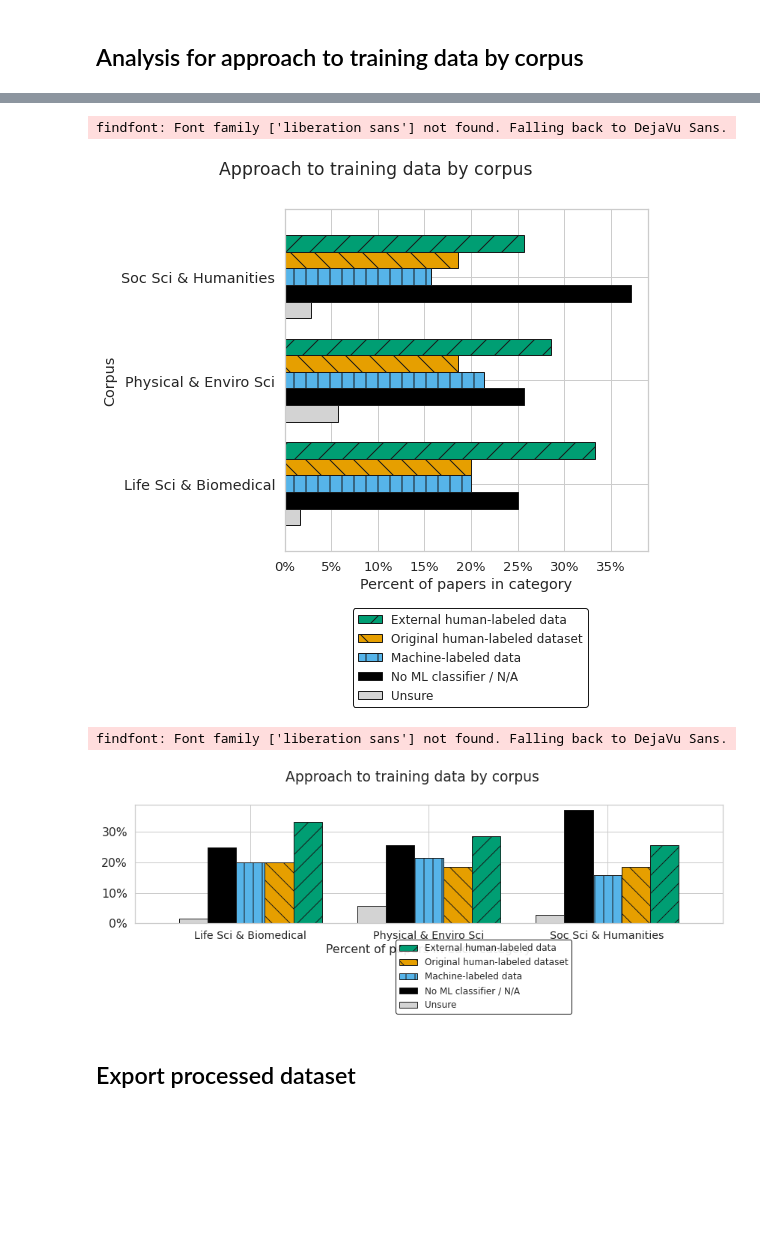
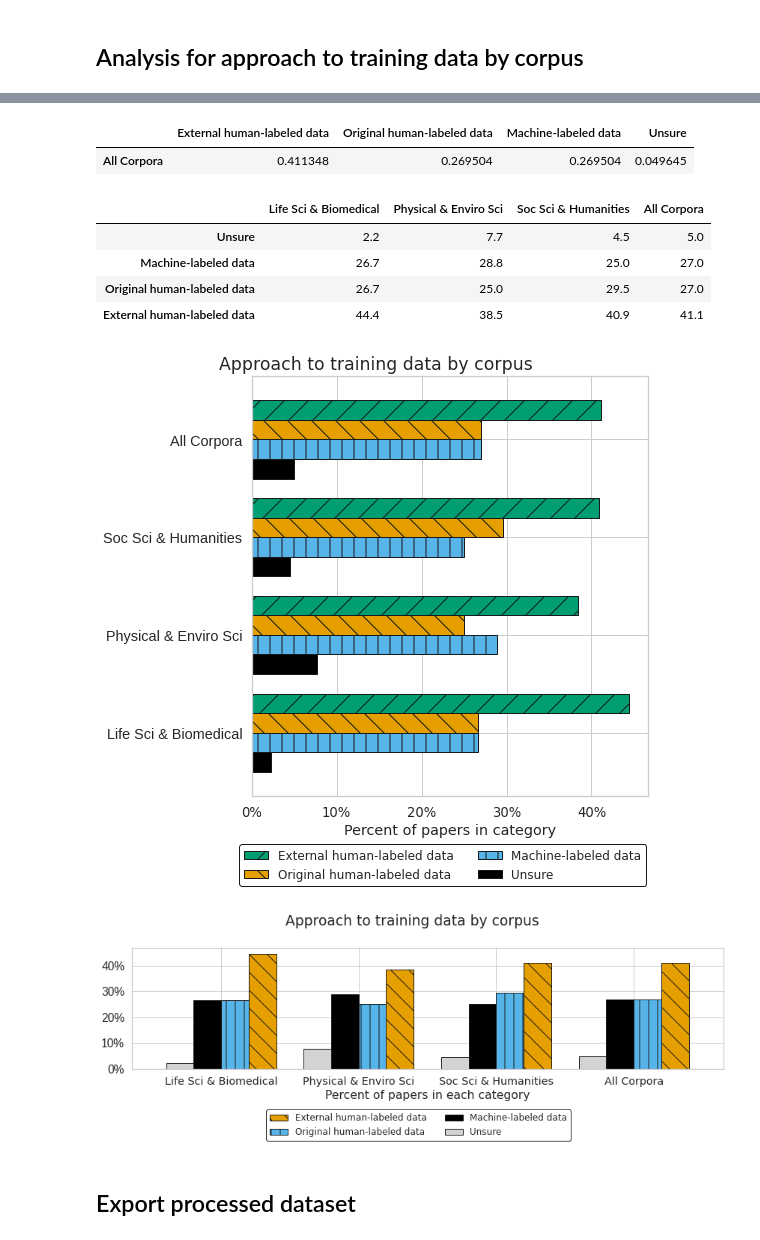
Before and after one commit to staeiou/gigo_qss_2021, a Jupyter notebook: code/2-main-cleaning-analysis-viz.ipynb, the cells around one changed output, grey strips where cells are left out. Cells and saved outputs as stored; diff of their text form; code cells hidden in the pictures; blank space fills up the shorter version.

Commit message:
update and rerun all data and figures

```diff
--- a/code/2-main-cleaning-analysis-viz.ipynb
+++ b/code/2-main-cleaning-analysis-viz.ipynb
@@ -1280,7 +1291,7 @@ approach_df.T
 # %%
-approach_df = pd.DataFrame(df.groupby("Corpus")['approach to training data'].value_counts(normalize=True)).unstack()
+approach_df = pd.DataFrame(df.query("`approach to training data` != 'No ML classifier / N/A'").groupby("Corpus")['approach to training data'].value_counts(normalize=True)).unstack()
 approach_df = approach_df.sort_index()
 approach_df.columns = approach_df.columns.droplevel(0)
-approach_df = approach_df[['Unsure','No ML classifier / N/A','Machine-labeled data', 'Original human-labeled dataset', 'External human-labeled data']]
+approach_df = approach_df[['Unsure','Machine-labeled data', 'Original human-labeled data', 'External human-labeled data']]
 approach_df
 # %% [output]
@@ -1292,12 +1303,28 @@ approach_df
+# %%
+all_corpora = pd.DataFrame(df.query("`approach to training data` != 'No ML classifier / N/A'")['approach to training data'].value_counts(normalize=True)).T
+all_corpora.index = ["All Corpora"]
+all_corpora
+# %% [output]
+|  | External human-labeled data | Original human-labeled data | Machine-labeled data | Unsure |
+| All Corpora | 0.411348 | 0.269504 | 0.269504 | 0.049645 |
+# %%
+approach_df = approach_df.append(all_corpora)
+approach_df.T.round(3)*100
+# %% [output]
+|  | Life Sci & Biomedical | Physical & Enviro Sci | Soc Sci & Humanities | All Corpora |
+| Unsure | 2.2 | 7.7 | 4.5 | 5.0 |
+| Machine-labeled data | 26.7 | 28.8 | 25.0 | 27.0 |
+| Original human-labeled data | 26.7 | 25.0 | 29.5 | 27.0 |
+| External human-labeled data | 44.4 | 38.5 | 40.9 | 41.1 |
 # %%
 sns.set(style="whitegrid",font_scale=1.2)
 ax = approach_df.plot(kind="barh",stacked=False,figsize=(8,8),width=.8,
-                      color=["lightgrey","black","#56B4E9","#E69F00","#009E73"])
+                      color=["black","#56B4E9","#E69F00","#009E73"])
 
 ax.set_xlabel("Percent of papers in category")
 
 plt.suptitle("Approach to training data by corpus",
-             ha="center",y=1)
+             ha="center",y=.95)
 
 font_props = {'family' : 'liberation sans'}
 
@@ -1319,9 +1346,9 @@ for i, patch in enumerate(ax.patches):
 
 
 handles, labels = plt.gca().get_legend_handles_labels()
-order = [4,3,2,1,0]
+order = [3,2,1,0]
 plt.legend([handles[idx] for idx in order],[labels[idx] for idx in order],
-           fontsize=12,framealpha=.9,  bbox_to_anchor=(.85, -.15)).get_frame().set_edgecolor("black")
+           fontsize=12,framealpha=.9,ncol=2,  bbox_to_anchor=(1.01, -.1)).get_frame().set_edgecolor("black")
 
 for l in ax.get_children():
     if type(l) == matplotlib.patches.PathPatch:
@@ -1336,8 +1363,7 @@ plt.savefig("../figures/approach_by_corpus.tiff", dpi=600, bbox_inches="tight")
 plt.savefig("../figures/approach_by_corpus.png", bbox_inches="tight")
 plt.savefig("../figures/approach_by_corpus.pdf", bbox_inches="tight")
 # %% [output]
-findfont: Font family ['liberation sans'] not found. Falling back to DejaVu Sans.
-[figure, old version]
+[figure, new version]
 # %%
 sns.set(style="whitegrid",font_scale=1.3)
 ax = approach_df.plot(kind="bar",stacked=False,figsize=(12,5),width=.8,
@@ -1353,37 +1379,36 @@ font_props = {'family' : 'liberation sans'}
 for label in ax.get_yticklabels():
     label.set_font(font_props)
 
 for i, patch in enumerate(ax.patches):
     patch.set_edgecolor("k")
     if patch.get_fc() == (0.0, 0.6196078431372549, 0.45098039215686275, 1.0):
         patch.set_hatch('/')
     elif patch.get_fc() == (0.0, 0.0, 0.0, 1.0):
         patch.set_hatch('')
     elif patch.get_fc() == (0.33725490196078434, 0.7058823529411765, 0.9137254901960784, 1.0):
         patch.set_hatch('|')
     elif patch.get_fc() == (0.9019607843137255, 0.6235294117647059, 0.0, 1.0):
         patch.set_hatch('\\')
     elif patch.get_fc() == (0.8274509803921568, 0.8274509803921568, 0.8274509803921568, 1.0):
         patch.set_hatch('')
 
 
 handles, labels = plt.gca().get_legend_handles_labels()
-order = [4,3,2,1,0]
+order = [3,2,1,0]
 plt.legend([handles[idx] for idx in order],[labels[idx] for idx in order],
-           fontsize=12,framealpha=.9,  bbox_to_anchor=(.75, -.1)).get_frame().set_edgecolor("black")
+           fontsize=12,framealpha=.9, ncol=2, bbox_to_anchor=(.75, -.3)).get_frame().set_edgecolor("black")
 
 for l in ax.get_children():
     if type(l) == matplotlib.patches.PathPatch:
         l.set_edgecolor('black')
     if type(l) == matplotlib.lines.Line2D:
         if l.get_color() != 'red':
             l.set_color('black')
 ax.yaxis.set_major_formatter(ticker.PercentFormatter(xmax=1,decimals=0))
 plt.xticks(rotation=0)
 plt.tight_layout()
 # %% [output]
-findfont: Font family ['liberation sans'] not found. Falling back to DejaVu Sans.
-[figure, old version]
+[figure, new version]
 # %% [markdown]
 ## Export processed dataset
 # %%
```
Also changed, not shown: parts of 14 cells of this notebook, 20 other files.
